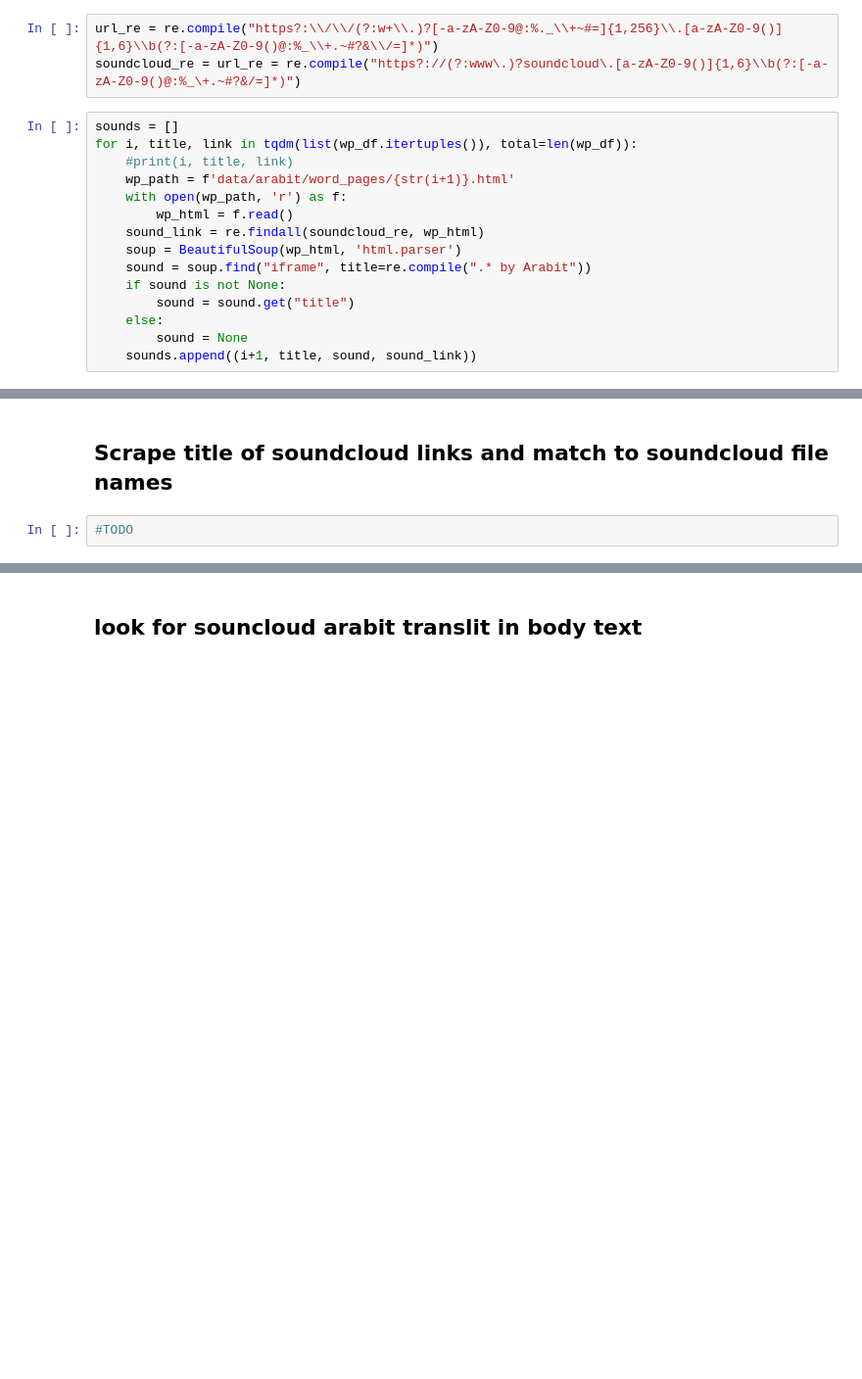
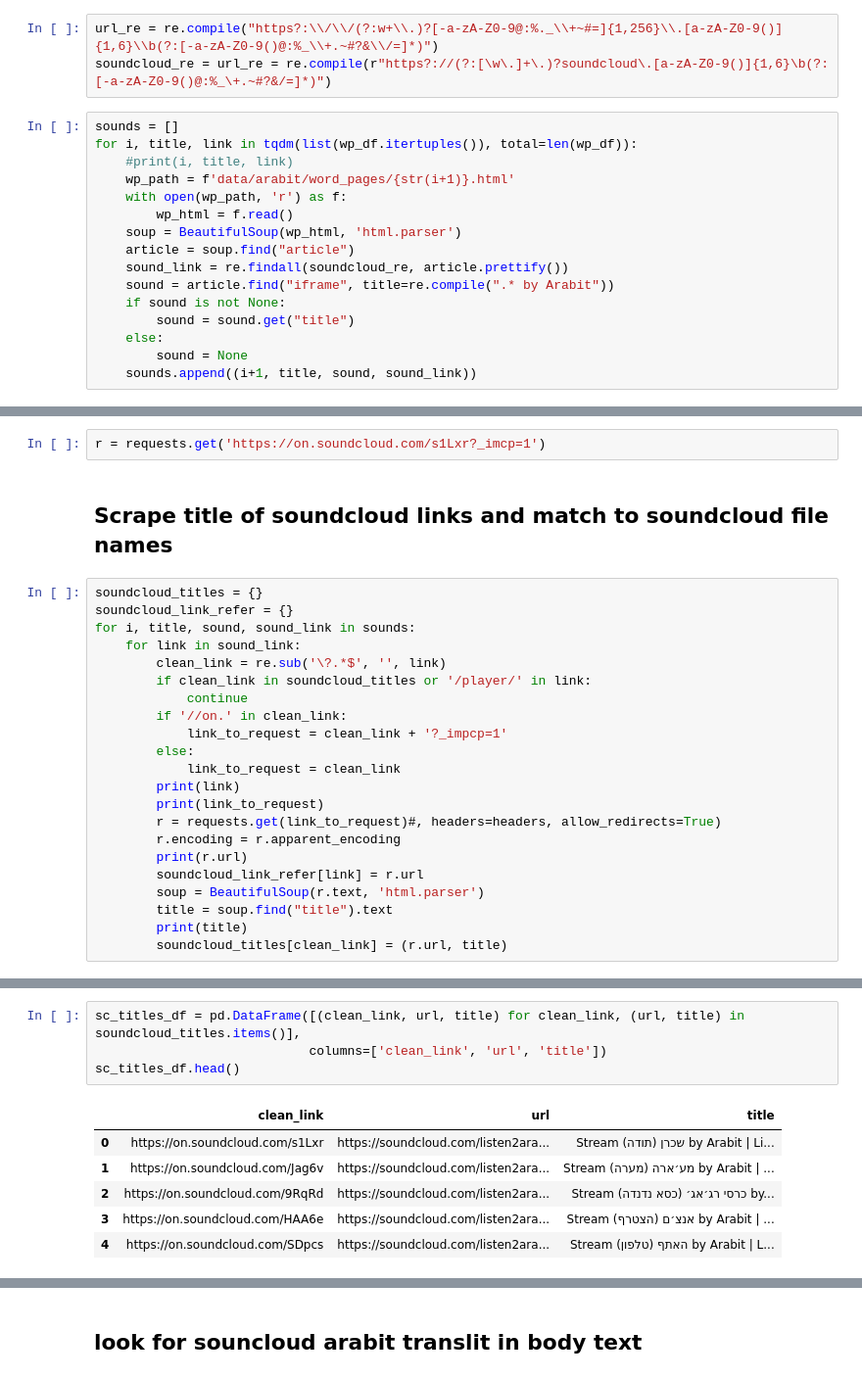
Before and after one commit to cjer/arabic, a Jupyter notebook: 02_scrape_arabit.ipynb, the cells around one changed output, grey strips where cells are left out. Shown at 98% size. Cells and saved outputs as stored; diff of their text form; blank space fills up the shorter version.

Commit message:
add more sound scrape

```diff
--- a/02_scrape_arabit.ipynb
+++ b/02_scrape_arabit.ipynb
@@ -227,7 +227,7 @@ for image in tqdm(os.listdir('data/arabit/images_smaller/')):
 ## Find matching audio for each page
 # %%
 url_re = re.compile("https?:\\/\\/(?:w+\\.)?[-a-zA-Z0-9@:%._\\+~#=]{1,256}\\.[a-zA-Z0-9()]{1,6}\\b(?:[-a-zA-Z0-9()@:%_\\+.~#?&\\/=]*)")
-soundcloud_re = url_re = re.compile("https?://(?:www\.)?soundcloud\.[a-zA-Z0-9()]{1,6}\\b(?:[-a-zA-Z0-9()@:%_\+.~#?&/=]*)")
+soundcloud_re = url_re = re.compile(r"https?://(?:[\w\.]+\.)?soundcloud\.[a-zA-Z0-9()]{1,6}\b(?:[-a-zA-Z0-9()@:%_\+.~#?&/=]*)")
 # %%
 sounds = []
 for i, title, link in tqdm(list(wp_df.itertuples()), total=len(wp_df)):
@@ -235,9 +235,10 @@ for i, title, link in tqdm(list(wp_df.itertuples()), total=len(wp_df)):
     wp_path = f'data/arabit/word_pages/{str(i+1)}.html'
     with open(wp_path, 'r') as f:
         wp_html = f.read()
-    sound_link = re.findall(soundcloud_re, wp_html)
     soup = BeautifulSoup(wp_html, 'html.parser')
-    sound = soup.find("iframe", title=re.compile(".* by Arabit"))
+    article = soup.find("article")
+    sound_link = re.findall(soundcloud_re, article.prettify())
+    sound = article.find("iframe", title=re.compile(".* by Arabit"))
     if sound is not None:
         sound = sound.get("title")
     else:
@@ -264,4 +267,26 @@ len(os.listdir('data/arabit/word_pages/'))
+# %%
+r = requests.get('https://on.soundcloud.com/s1Lxr?_imcp=1')
 # %% [markdown]
 ## Scrape title of soundcloud links and match to soundcloud file names
 # %%
-#TODO
+soundcloud_titles = {}
+soundcloud_link_refer = {}
+for i, title, sound, sound_link in sounds:
+    for link in sound_link:
+        clean_link = re.sub('\?.*$', '', link)
+        if clean_link in soundcloud_titles or '/player/' in link:
+            continue
+        if '//on.' in clean_link:
+            link_to_request = clean_link + '?_impcp=1'
+        else:
+            link_to_request = clean_link
+        print(link)
+        print(link_to_request)
+        r = requests.get(link_to_request)#, headers=headers, allow_redirects=True)
+        r.encoding = r.apparent_encoding
+        print(r.url)
+        soundcloud_link_refer[link] = r.url
+        soup = BeautifulSoup(r.text, 'html.parser')
+        title = soup.find("title").text
+        print(title)
+        soundcloud_titles[clean_link] = (r.url, title)
@@ -267,0 +315,11 @@ len(os.listdir('data/arabit/word_pages/'))
+# %%
+sc_titles_df = pd.DataFrame([(clean_link, url, title) for clean_link, (url, title) in soundcloud_titles.items()],
+                            columns=['clean_link', 'url', 'title'])
+sc_titles_df.head()
+# %% [output]
+|  | clean_link | url | title |
+| 0 | https://on.soundcloud.com/s1Lxr | https://soundcloud.com/listen2ara... | Stream שכרן (תודה) by Arabit | Li... |
+| 1 | https://on.soundcloud.com/Jag6v | https://soundcloud.com/listen2ara... | Stream מע׳ארה (מערה) by Arabit | ... |
+| 2 | https://on.soundcloud.com/9RqRd | https://soundcloud.com/listen2ara... | Stream כרסי רג׳אג׳ (כסא נדנדה) by... |
+| 3 | https://on.soundcloud.com/HAA6e | https://soundcloud.com/listen2ara... | Stream אנצ׳ם (הצטרף) by Arabit | ... |
+| 4 | https://on.soundcloud.com/SDpcs | https://soundcloud.com/listen2ara... | Stream האתף (טלפון) by Arabit | L... |
```
Also changed, not shown: parts of 25 cells of this notebook.
